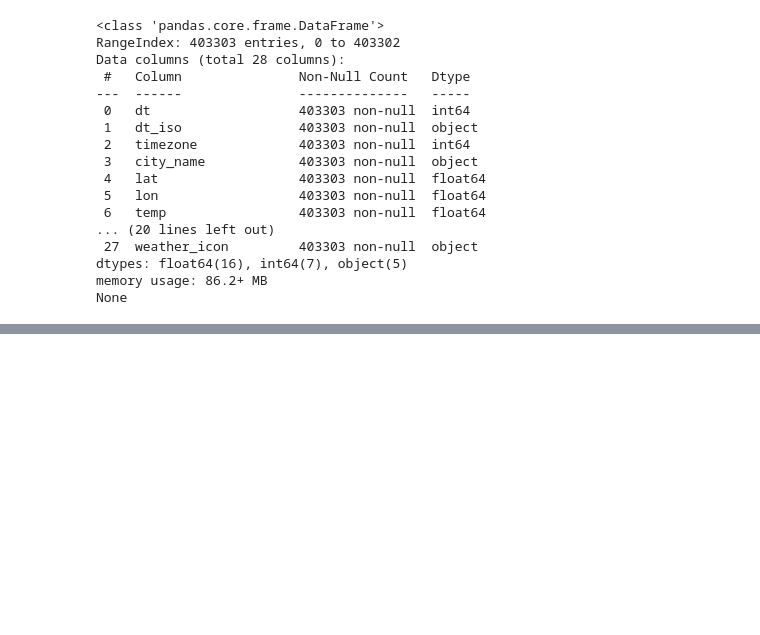
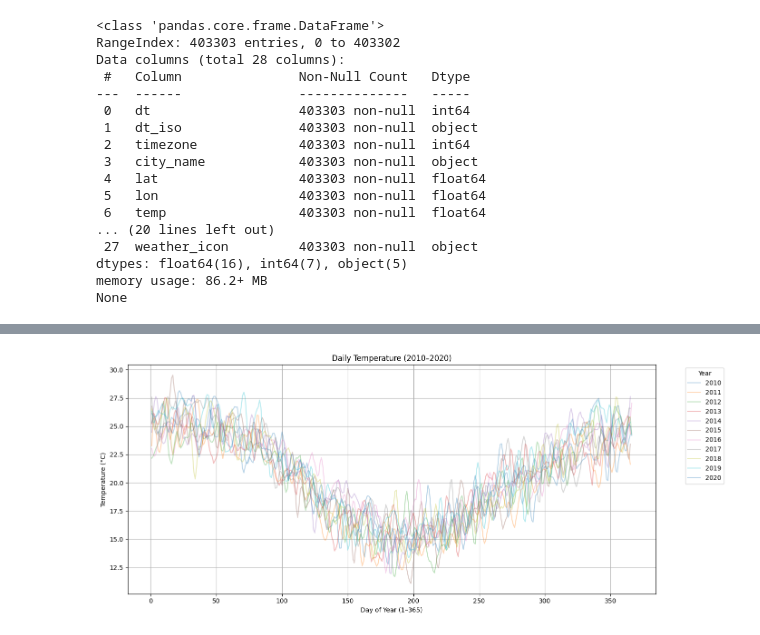
Before and after one commit to EthanGTJones/STAT3008-Group-Project, a Jupyter notebook: summary_stats.ipynb, the cells around one changed output, grey strips where cells are left out. Cells and saved outputs as stored; diff of their text form; code cells hidden in the pictures; blank space fills up the shorter version.

```diff
--- a/summary_stats.ipynb
+++ b/summary_stats.ipynb
@@ -34,0 +69,19 @@ None
+# %%
+from scipy.signal import savgol_filter
+
+plt.figure(figsize=(14, 6))
+
+for y, d in data.groupby(data['date'].dt.year):
+    d = d.sort_values('date')
+    smoothed = savgol_filter(d['temp'], window_length=7, polyorder=3)
+    plt.plot(d['date'].dt.dayofyear, smoothed, label=str(y), alpha=0.3)
+
+plt.title('Daily Temperature (2010–2020)')
+plt.xlabel('Day of Year (1–365)')
+plt.ylabel('Temperature (°C)')
+plt.legend(title='Year', bbox_to_anchor=(1.05, 1), loc='upper left')
+plt.grid(True)
+plt.tight_layout()
+plt.show()
+# %% [output]
+[figure, added]
```
Also changed, not shown: parts of 4 cells of this notebook.
